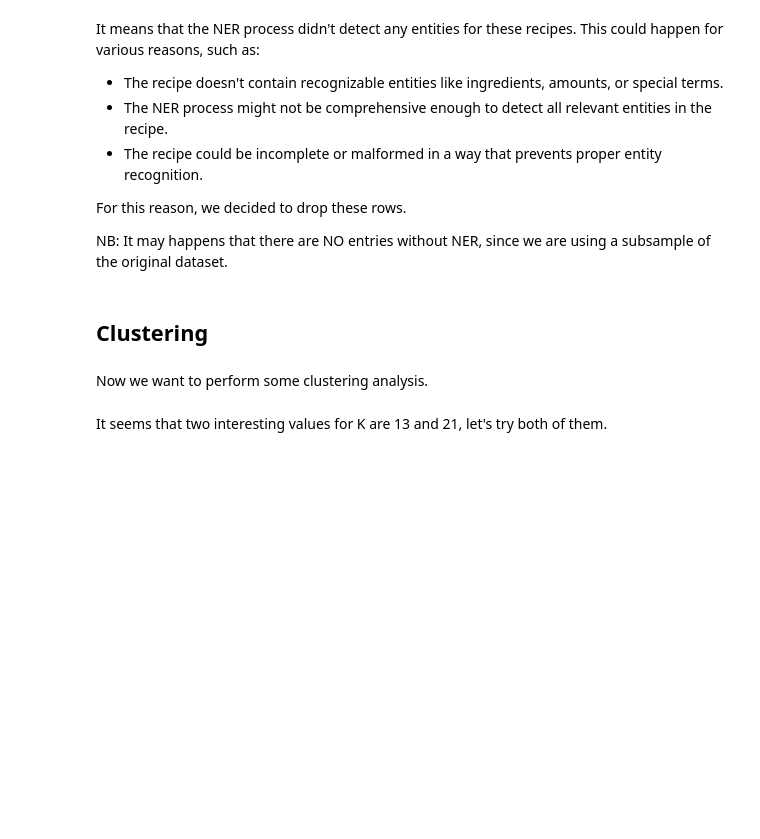
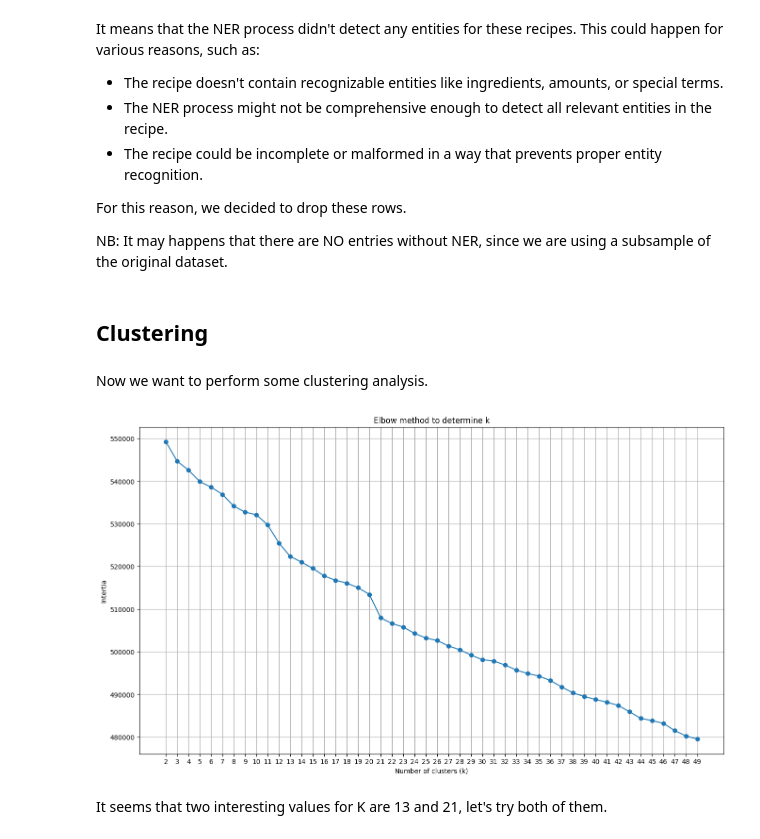
Before and after one commit to matteo-figini/cooking-mama, a Jupyter notebook: Recipe.ipynb, the cells around one changed output. Cells and saved outputs as stored; diff of their text form; code cells hidden in the pictures; blank space fills up the shorter version.

```diff
--- a/Recipe.ipynb
+++ b/Recipe.ipynb
@@ -496,6 +449,7 @@ from sklearn.feature_extraction.text import TfidfVectorizer
 from sklearn.cluster import KMeans
 # %%
 vectorizer = TfidfVectorizer(stop_words='english')
+titles = df['title'].astype(str)
 X = vectorizer.fit_transform(titles)
 # %%
 inertia = []
@@ -506,14 +460,16 @@ for k in k_values:
     kmeans.fit(X)
     inertia.append(kmeans.inertia_)
 # %%
-plt.figure(figsize=(8, 5))
+plt.figure(figsize=(16, 9))
 plt.plot(k_values, inertia, marker='o')
-plt.title('Metodo del gomito per determinare k')
-plt.xlabel('Numero di cluster (k)')
-plt.ylabel('Inerzia')
+plt.title('Elbow method to determine k')
+plt.xlabel('Number of clusters (k)')
+plt.ylabel('Intertia')
 plt.xticks(k_values)
 plt.grid(True)
 plt.show()
+# %% [output]
+[figure, added]
 # %% [markdown]
 It seems that two interesting values for K are 13 and 21, let's try both of them.
 # %%
```
Also changed, not shown: parts of 71 cells of this notebook.
